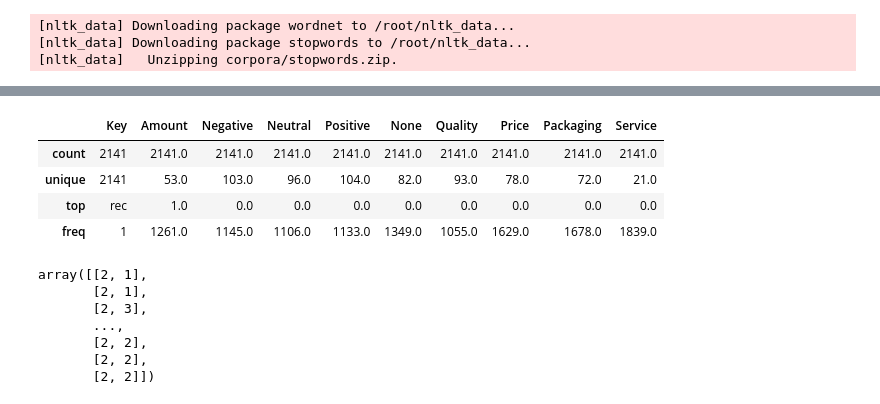
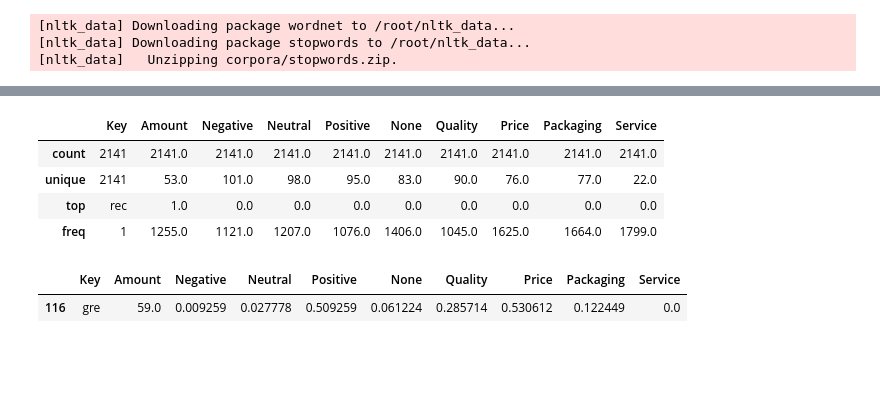
Before and after one commit to namvnvx/DS108-Customer_Sentiment_Analysis_Based_on_ABSA_Approach, a Jupyter notebook: Model_Hand_Made.ipynb, the cells around one changed output, grey strips where cells are left out. Cells and saved outputs as stored; diff of their text form; code cells hidden in the pictures; blank space fills up the shorter version.

```diff
--- a/Model_Hand_Made.ipynb
+++ b/Model_Hand_Made.ipynb
@@ -151,20 +151,34 @@ Keys.describe()
 # %%
 Keys_2 = Keys.copy()
 for index in range(Keys.shape[0]):
   temp = Keys_2.iloc[index,2:5].sum()
   if temp != 0:
     Keys_2.iloc[index,2:5] /= temp
   temp = Keys_2.iloc[index,-5:].sum()
   if temp != 0:
     Keys_2.iloc[index,-5:] /= temp
 
+  a = Keys_2.loc[index,'Negative']
+  b = Keys_2.loc[index,'Neutral']
+  c = Keys_2.loc[index,'Positive']
+  temp = abs(a - b) + abs(a - c) + abs(b - c)
+  if temp == 0:
+    Keys_2.iloc[index,2:5] /= 0.001
+  else:
+    Keys_2.iloc[index,2:5] /= temp
+
 Keys_2.describe()
 # %% [output]
 |  | Key | Amount | Negative | Neutral | Positive | None | Quality | Price | Packaging | Service |
 | count | 2141 | 2141.0 | 2141.0 | 2141.0 | 2141.0 | 2141.0 | 2141.0 | 2141.0 | 2141.0 | 2141.0 |
-| unique | 2141 | 53.0 | 103.0 | 96.0 | 104.0 | 82.0 | 93.0 | 78.0 | 72.0 | 21.0 |
+| unique | 2141 | 53.0 | 101.0 | 98.0 | 95.0 | 83.0 | 90.0 | 76.0 | 77.0 | 22.0 |
 | top | rec | 1.0 | 0.0 | 0.0 | 0.0 | 0.0 | 0.0 | 0.0 | 0.0 | 0.0 |
-| freq | 1 | 1261.0 | 1145.0 | 1106.0 | 1133.0 | 1349.0 | 1055.0 | 1629.0 | 1678.0 | 1839.0 |
+| freq | 1 | 1255.0 | 1121.0 | 1207.0 | 1076.0 | 1406.0 | 1045.0 | 1625.0 | 1664.0 | 1799.0 |
+# %%
+Keys_2.loc[Keys_2['Key'] == stemmer.stem('great')]
+# %% [output]
+|  | Key | Amount | Negative | Neutral | Positive | None | Quality | Price | Packaging | Service |
+| 116 | gre | 59.0 | 0.009259 | 0.027778 | 0.509259 | 0.061224 | 0.285714 | 0.530612 | 0.122449 | 0.0 |
 # %%
 # from sklearn.preprocessing import MinMaxScaler
 
@@ -197,14 +211,4 @@ for index in range(len(df)):
   y = np.vstack((y,np.array([df[index][1],df[index][2]]).reshape(1,2)))
-# %%
-y
-# %% [output]
-array([[2, 1],
-       [2, 1],
-       [2, 3],
-       ...,
-       [2, 2],
-       [2, 2],
-       [2, 2]])
 # %%
 # X_sentiment = X[:,:3]
 # X_aspect = X[:,3:]
```
Also changed, not shown: parts of 12 cells of this notebook.
